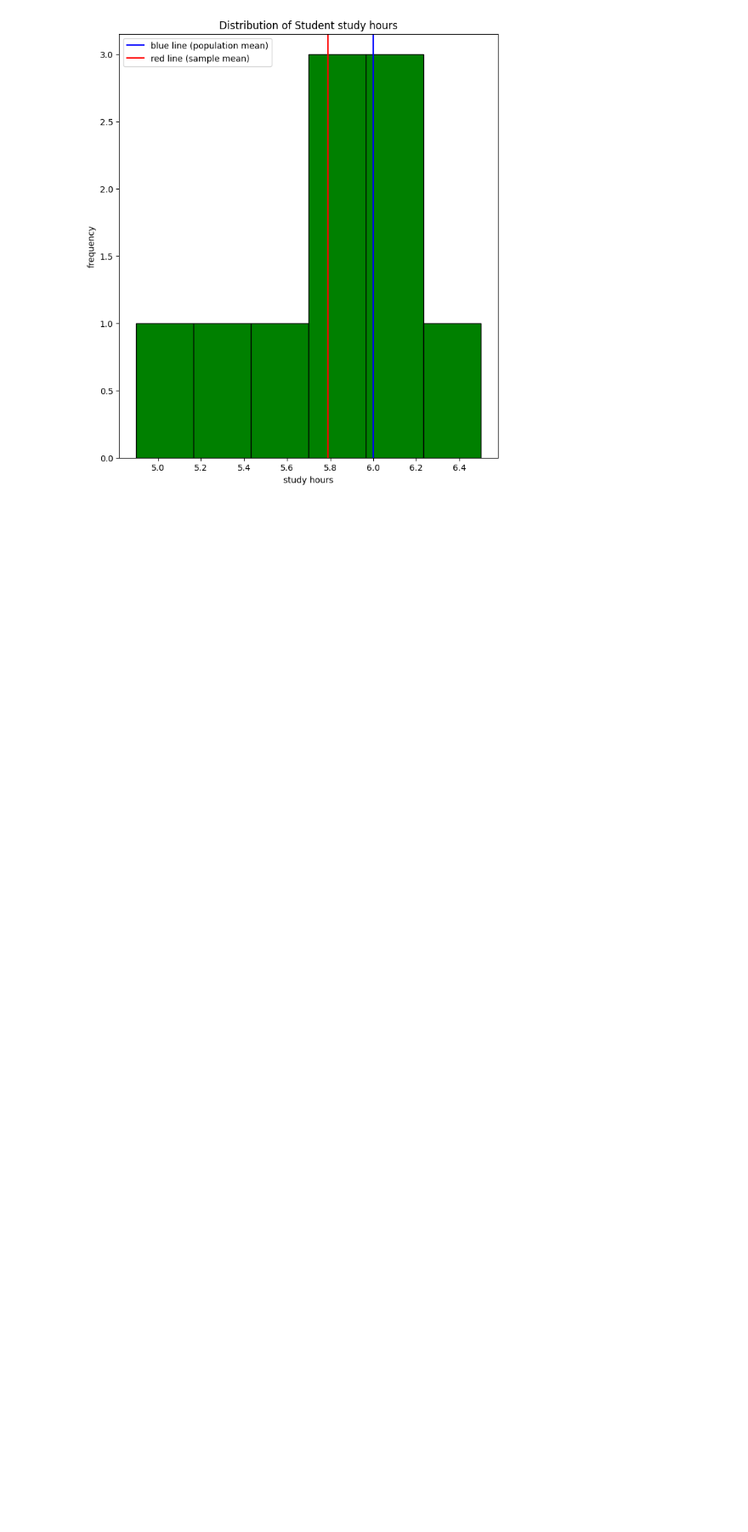
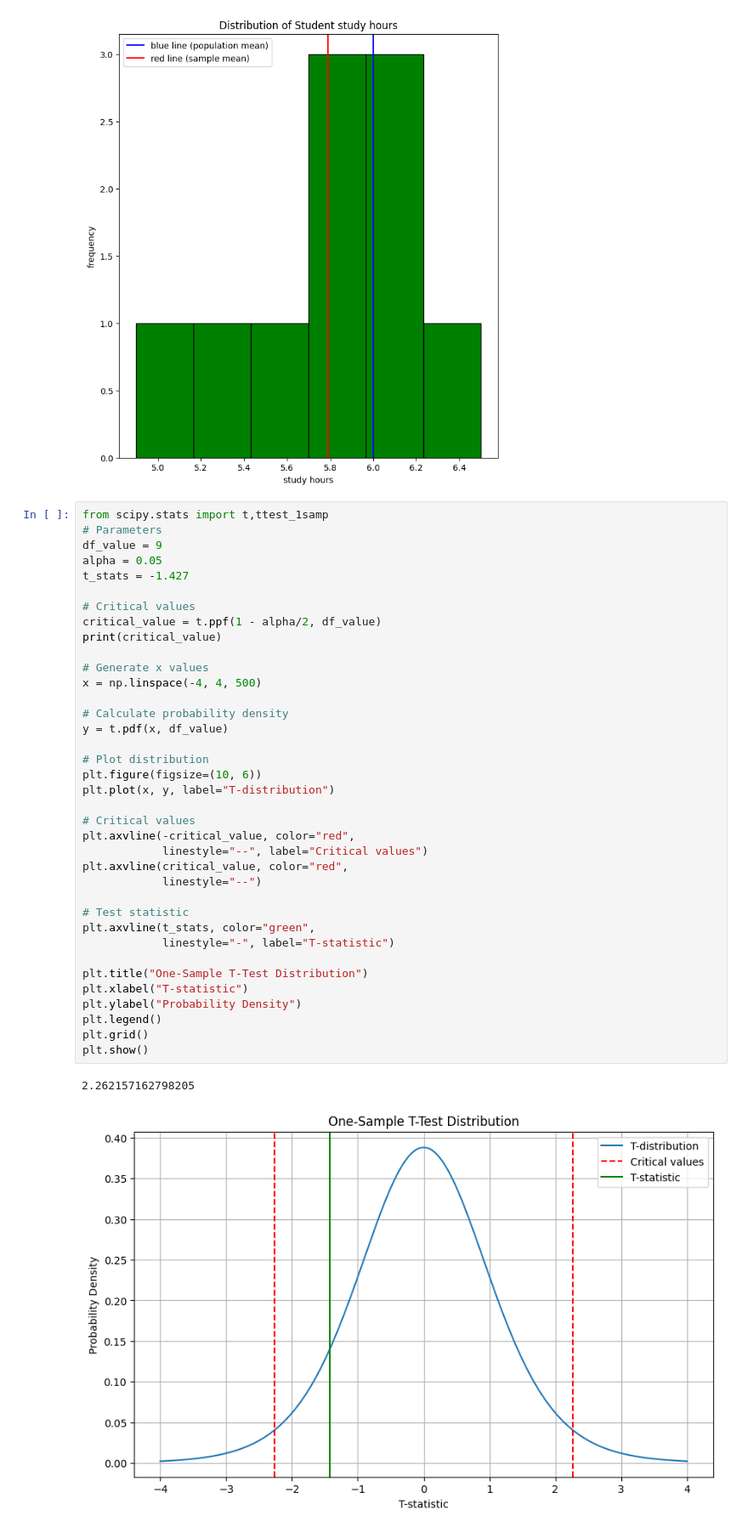
Before and after one commit to Engr-Jawad/statistics_for_data_Science, a Jupyter notebook: t_test2.ipynb, the cells around one changed output. Shown at 85% size. Cells and saved outputs as stored; diff of their text form; blank space fills up the shorter version.

```diff
--- a/t_test2.ipynb
+++ b/t_test2.ipynb
@@ -70,3 +70,43 @@ plt.legend()
 plt.show()
 # %% [output]
 [figure]
+# %%
+from scipy.stats import t,ttest_1samp
+# Parameters
+df_value = 9
+alpha = 0.05
+t_stats = -1.427
+
+# Critical values
+critical_value = t.ppf(1 - alpha/2, df_value)
+print(critical_value)
+
+# Generate x values
+x = np.linspace(-4, 4, 500)
+
+# Calculate probability density
+y = t.pdf(x, df_value)
+
+# Plot distribution
+plt.figure(figsize=(10, 6))
+plt.plot(x, y, label="T-distribution")
+
+# Critical values
+plt.axvline(-critical_value, color="red",
+            linestyle="--", label="Critical values")
+plt.axvline(critical_value, color="red",
+            linestyle="--")
+
+# Test statistic
+plt.axvline(t_stats, color="green",
+            linestyle="-", label="T-statistic")
+
+plt.title("One-Sample T-Test Distribution")
+plt.xlabel("T-statistic")
+plt.ylabel("Probability Density")
+plt.legend()
+plt.grid()
+plt.show()
+# %% [output]
+2.262157162798205
+[figure, added]
```
Also changed, not shown: 1 other file.
